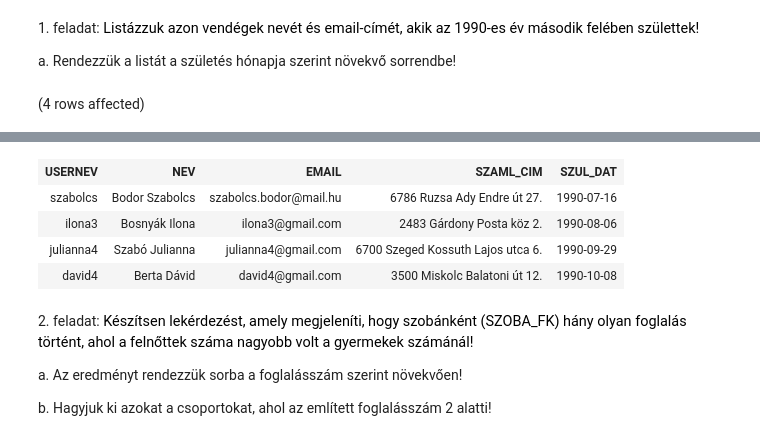
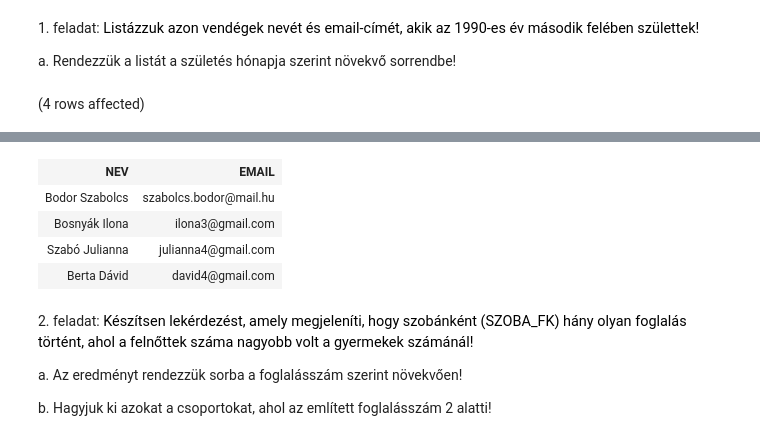
Before and after one commit to psziladi/https---github.com-psziladi-adatbazis_sql, a Jupyter notebook: ZH1.ipynb, the cells around one changed output, grey strips where cells are left out. Saved outputs shown, nothing was run; the diff lists cells and outputs as text; code cells hidden in the pictures.

```diff
--- a/ZH1.ipynb
+++ b/ZH1.ipynb
@@ -3,7 +3,8 @@
 
 a. Rendezzük a listát a születés hónapja szerint növekvő sorrendbe!
 # %%
-SELECT *
+SELECT NEV,
+EMAIL
 FROM Vendeg
 WHERE SZUL_DAT BETWEEN '1990-06-30' AND '1990-12-31'
 ORDER BY MONTH(SZUL_DAT) ASC
@@ -13,8 +14,8 @@ Total execution time: 00:00:00.008
-| USERNEV | NEV | EMAIL | SZAML_CIM | SZUL_DAT |
-| szabolcs | Bodor Szabolcs | szabolcs.bodor@mail.hu | 6786 Ruzsa Ady Endre út 27. | 1990-07-16 |
-| ilona3 | Bosnyák Ilona | ilona3@gmail.com | 2483 Gárdony Posta köz 2. | 1990-08-06 |
-| julianna4 | Szabó Julianna | julianna4@gmail.com | 6700 Szeged Kossuth Lajos utca 6. | 1990-09-29 |
-| david4 | Berta Dávid | david4@gmail.com | 3500 Miskolc Balatoni út 12. | 1990-10-08 |
+| NEV | EMAIL |
+| Bodor Szabolcs | szabolcs.bodor@mail.hu |
+| Bosnyák Ilona | ilona3@gmail.com |
+| Szabó Julianna | julianna4@gmail.com |
+| Berta Dávid | david4@gmail.com |
 # %% [markdown]
 2\. feladat: <span style="background-color: rgb(255, 255, 255); color: rgb(0, 0, 0); font-family: &quot;Open Sans&quot;, sans-serif; font-size: 14.44px;">Készítsen lekérdezést, amely megjeleníti, hogy szobánként (SZOBA_FK) hány olyan foglalás történt, ahol a felnőttek száma nagyobb volt a gyermekek számánál!</span>
 
```
Also changed, not shown: parts of 2 cells of this notebook.
